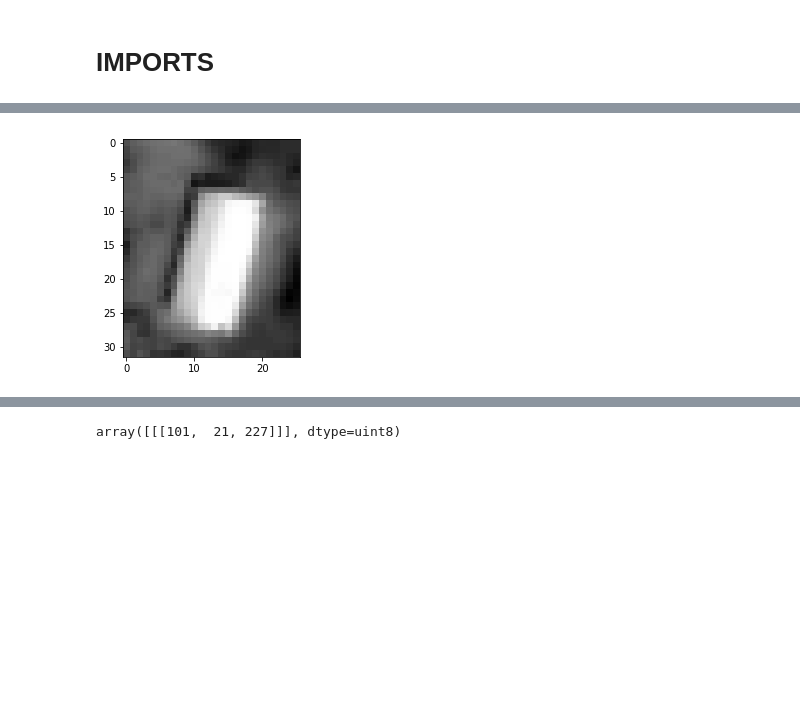
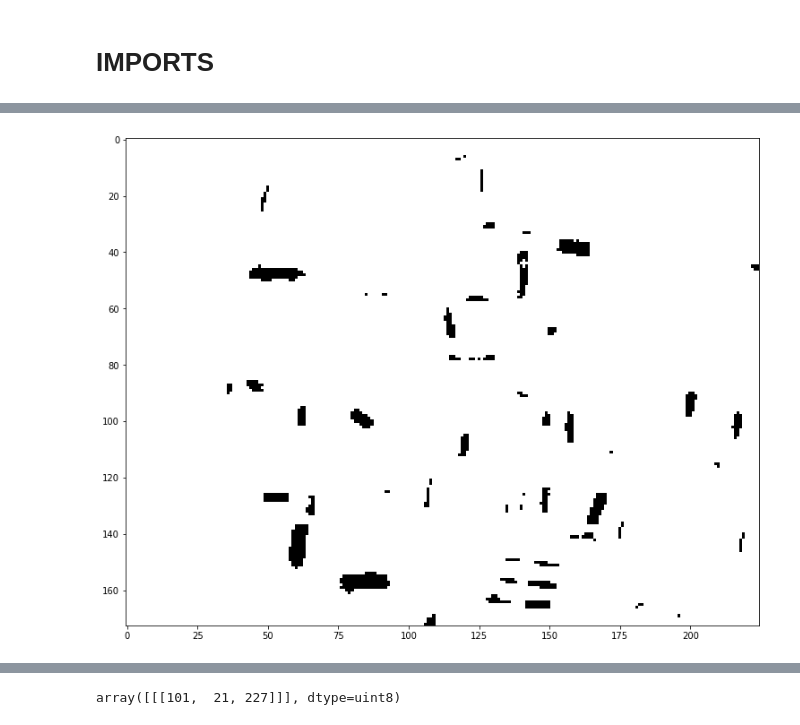
Before and after one commit to OANInternational/nikki_map_house_count, a Jupyter notebook: counting_houses/test_1.ipynb, the cells around one changed output, grey strips where cells are left out. Saved outputs shown, nothing was run; the diff lists cells and outputs as text; code cells hidden in the pictures; blank space fills up the shorter version.

Commit message:
we can count houses now

```diff
--- a/counting_houses/test_1.ipynb
+++ b/counting_houses/test_1.ipynb
@@ -23,46 +48,93 @@ from PIL import Image
 # Bilate filtered image. Sharpened image helps to give a better edge approximation.
 # Bilate filtered image. Sharpened image helps to give a better edge approximation.
 kk = imread('7_cropped.png',-1)
-plt.figure()
+plt.figure(figsize = (20,10))
 plt.imshow(kk)
 
 bgr_img = imread('7_cropped.png',0)
-plt.figure()
+plt.figure(figsize = (20,10))
 plt.imshow(bgr_img)
 
 
 ret,thresh5= cv2.threshold(bgr_img,180,255,cv2.THRESH_BINARY_INV)
-s = np.linspace(0, 2*np.pi, 40)
-x = 13 + 12*np.cos(s)
-y = 17 + 12*np.sin(s)
-init = np.array([x, y]).T
+
 #print (init)
 '''
 alpha Higher values make snake contract faster
 beta Highervalue make snake smoother
 Gamma Timestepping parameter
 '''
-plt.figure()
+plt.figure(figsize = (20,10))
 plt.imshow(thresh5)
 
-snake = active_contour(img, init,alpha=-0.006,beta=1)
+imwrite('test2.jpg',thresh5)
 
-plt.figure()
-plt.imshow(img)
 
-fig = plt.figure(figsize=(7, 7))
-ax = fig.add_subplot(111)
-plt.gray()
-ax.imshow(img)
+#smooth and threshold as image has compression artifacts (jpg)
+im = ndimage.gaussian_filter(thresh5/2, 0.6)
+im[im<10]=0
+blobs, number_of_blobs = ndimage.label(im)
+
+plt.figure(figsize = (20,10))
+plt.imshow(blobs)
+
+a=blobs/255
+
+a=np.where(a==0, 2, a)
+a=np.where(a==1, 0, a)
+a=np.where(a==2, 1, a)
+
+regs = locate_regions(a)
+
+line = print_regions(regs)
+
+plt.figure(figsize = (20,10))
+plt.imshow(line)
+
+
+print("Number of HOUSES FOUND : % 3d"%(len(regs)))
 
 
 
 
+image = Image.open('test2.jpg')
+pixels = image.load()
+size = image.size
+draw = ImageDraw.Draw(image)
+font = ImageFont.truetype('Arial', 8)
+i = 1
+a=0
 
-ax.plot(init[:, 0], init[:, 1], '--r', lw=3)
-ax.plot(snake[:, 0], snake[:, 1], '-b', lw=3)
-# ax.set_xticks([]), ax.set_yticks([])
-ax.axis([0, img.shape[1], img.shape[0], 0])
+fig = plt.figure(figsize=(20, 10))
+ax = fig.add_subplot(111)
+ax.imshow(bgr_img)
+
+for x in range(0, size[0], 1):
+
+    for y in range(0, size[1], 1):
+        if a==0 and pixels[x, y] == 254 :
+            draw.text((x, y), str(i), fill='orange',font=font)
+            i += 1
+            s = np.linspace(0, 2*np.pi, 40)
+            c = x + 12*np.cos(s)
+            d = y + 12*np.sin(s)
+            init = np.array([c, d]).T
+            snake = active_contour(bgr_img, init,alpha=-0.006,beta=1)
+
+            ax.plot(init[:, 0], init[:, 1], '--r', lw=3)
+            ax.plot(snake[:, 0], snake[:, 1], '-b', lw=3)
+            # ax.set_xticks([]), ax.set_yticks([])
+            ax.axis([0, bgr_img.shape[1], bgr_img.shape[0], 0])
+
+        a = pixels[x, y]
+
+plt.show()
+
+plt.figure(figsize = (20,10))
+plt.imshow(image)
+
+
+
+
 # plt.imshow(img, cmap='gray')
-plt.show()
 # %% [output]
@@ -72 +145 @@ plt.show()
-[figure, old version]
+[figure, new version]
```
Also changed, not shown: parts of 53 cells of this notebook.
